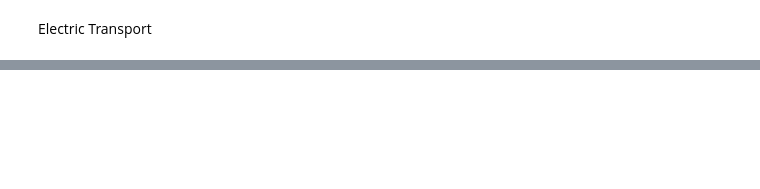
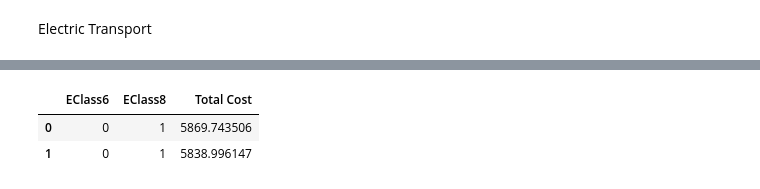
Before and after one commit to biekeleenknegt/SCM_GW, a Jupyter notebook: FULL_CODE.ipynb, the cells around one changed output, grey strips where cells are left out. Cells and saved outputs as stored; diff of their text form; code cells hidden in the pictures; blank space fills up the shorter version.

```diff
--- a/FULL_CODE.ipynb
+++ b/FULL_CODE.ipynb
@@ -1868,16 +1876,9 @@ import pandas as pd
 #ElectricLarge truck: EClass 8
 
 #Cost per km
-cost_per_km_EClass6 = 0.16 + 0.18 + 0.08 + 0.24375
-cost_per_km_EClass8 = 0.12 + 0.35 + 0.07 + 0.4375
+cost_per_km_EClass6 = 0.09 + 0.125 + 0.04 + 0.24375
+cost_per_km_EClass8 = 0.1 + 0.35 + 0.112 + 0.4375
 distance_km = 2369
-routes_by_distance = {
-    200: ["Amsterdam – Brussels"],
-    300: ["Amsterdam – Brussels – Paris"],
-    400: ["Paris – Brussels – Amsterdam", "Berlin – Copenhagen", "Helsinki – Stockholm"],
-    500: ["Paris – Brussels – Amsterdam", "Berlin – Copenhagen", "Helsinki – Stockholm"]
-}
-
 
 #Truck capacities
 capacity_EClass6 = 30
@@ -1887,9 +1888,9 @@ capacity_EClass8 = 65
 volumes = [36.350505, 38.20302]
 
 #Charging cost
-charge_price = 0.75 # cost per kWh fpr fast charging
-efficiency_EClass6 = 1.4
-efficiency_EClass8 = 1.8
+charge_price_km = 0.079 # cost per km fpr fast charging
+charge_consumption_EClass6 = 0.88 #kWh per km
+charge_consumption_EClass8 = 1.242
 
 #Wages per hour
 wage_EClass6 = 19.5
@@ -1897,9 +1898,9 @@ wage_EClass8 = 35
 
 #Battery charge hours and range
 range_EClass6 = 300
-range_EClass8 = 600
-battery_EClass6 = 6
-battery_EClass8 = 8
+range_EClass8 = 500
+battery_EClass6 = 5.3
+battery_EClass8 = 12.42
 
 def calculate_combination_costs(volume, distance_km):
     best_cost = float('inf')
@@ -1911,47 +1912,36 @@ def calculate_combination_costs(volume, distance_km):
         for num_EClass6 in range(int(volume // capacity_EClass8) + 2):
                 total_capacity = num_EClass8 * capacity_EClass8 + num_EClass6 * capacity_EClass6
                 if total_capacity >= volume:
-                    # Base costs
+                    # Base cost
                     base_cost_EClass6 = num_EClass6 * cost_per_km_EClass6 * distance_km
                     base_cost_EClass8 = num_EClass8 * cost_per_km_EClass8 * distance_km
 
-                    # Fuel costs
-                    charge_cost_EClass6 = distance_km * charge_price * efficiency_EClass6 * num_EClass6
-                    charge_cost_EClass8 = distance_km * charge_price * efficiency_EClass8 * num_EClass8
+                    # Charge cost
+                    charge_cost_EClass6 = distance_km * charge_price_km / charge_consumption_EClass6 * num_EClass6
+                    charge_cost_EClass8 = distance_km * charge_price_km / charge_consumption_EClass8 *  num_EClass8
 
-                    #Wait costs
+                    # Wait cost
                     wait_cost_EClass6 = wage_EClass6 * battery_EClass6 * distance_km / range_EClass6
                     wait_cost_EClass8 = wage_EClass8 * battery_EClass8 * distance_km / range_EClass8
 
-                    # Total costs
-                    total_cost = base_cost_EClass6 + base_cost_EClass8 +  charge_cost_EClass6 + charge_cost_EClass8
-                    +  wait_cost_EClass6 + wait_cost_EClass8
+                    # Interim cost
+                    interim_cost = (base_cost_EClass6 + base_cost_EClass8 +  charge_cost_EClass6 + charge_cost_EClass8 +  wait_cost_EClass6 + wait_cost_EClass8)
+
+                    # Penalty cost
+                    penalty_rate = 0.2 * (interim_cost / total_capacity)
+                    overcapacity_penalty = (total_capacity - volume) * penalty_rate
+
+                    # Total cost
+                    total_cost = interim_cost + overcapacity_penalty
+
                     if total_cost < best_cost:
                         best_cost = total_cost
                         best_combination = (num_EClass6, num_EClass8, total_cost)
 
     return best_combination
 
-results = []
-for volume in volumes:
-    for distance, route_list in routes_by_distance.items():
-        for route in route_list:
-            num_EClass6, num_EClass8, total_cost = calculate_combination_costs(volume, distance)
-            results.append({
-                "Volume": volume,
-                "Distance_km": distance,
-                "Route": route,
-                "EClass6": num_EClass6,
-                "EClass8": num_EClass8,
-                "Total Cost (€)": round(total_cost, 2)
-            })
-
 #Applies the function to each shipment volume in the list
 combination_costs = [calculate_combination_costs(volume, distance_km) for volume in volumes]
 combination_costs = pd.DataFrame(combination_costs, columns=['EClass6', 'EClass8', 'Total Cost'])
 combination_costs
-
-#Create DataFrame
-df = pd.DataFrame(results)
-print(df)
 # %% [output]
@@ -1974,0 +1948,3 @@ print(df)
+|  | EClass6 | EClass8 | Total Cost |
+| 0 | 0 | 1 | 5869.743506 |
+| 1 | 0 | 1 | 5838.996147 |
```
Also changed, not shown: parts of 2 cells of this notebook.
